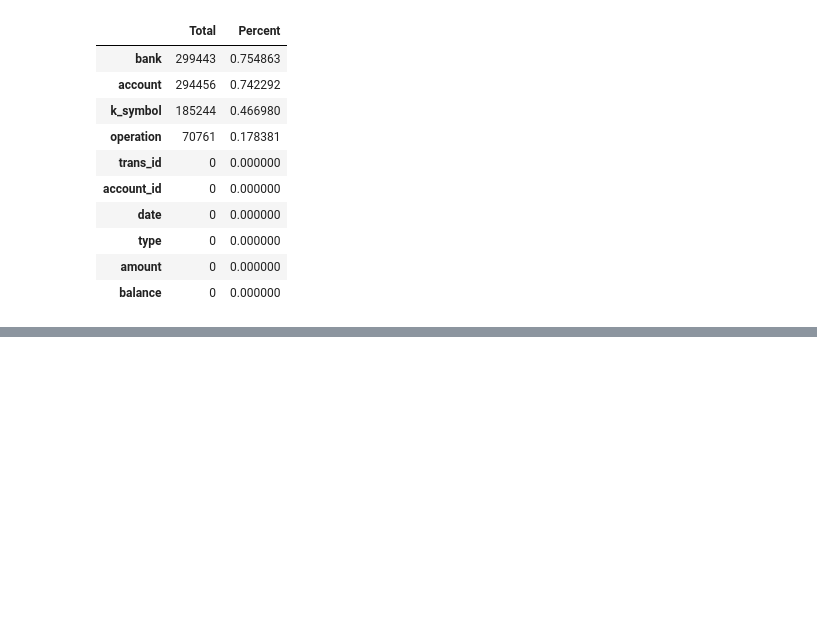
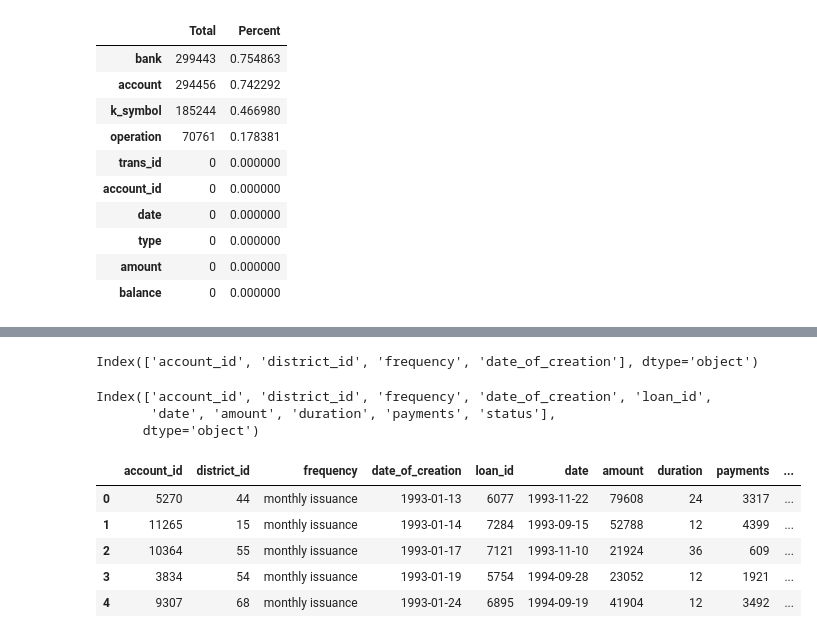
Before and after one commit to dmfrodrigues/feup-ac-proj, a Jupyter notebook: data/Data Exploration.ipynb, the cells around one changed output, grey strips where cells are left out. Saved outputs shown, nothing was run; the diff lists cells and outputs as text; code cells hidden in the pictures; blank space fills up the shorter version.

```diff
--- a/data/Data Exploration.ipynb
+++ b/data/Data Exploration.ipynb
@@ -592,0 +618,20 @@ missing_data.head(20)
+# %%
+df_account.columns
+# %% [output]
+Index(['account_id', 'district_id', 'frequency', 'date_of_creation'], dtype='object')
+# %%
+account_loan = pd.merge(df_account, df_loan_dev)
+account_loan.columns
+# %% [output]
+Index(['account_id', 'district_id', 'frequency', 'date_of_creation', 'loan_id',
+       'date', 'amount', 'duration', 'payments', 'status'],
+      dtype='object')
+# %%
+account_loan.head()
+# %% [output]
+|  | account_id | district_id | frequency | date_of_creation | loan_id | date | amount | duration | payments | ... |
+| 0 | 5270 | 44 | monthly issuance | 1993-01-13 | 6077 | 1993-11-22 | 79608 | 24 | 3317 | ... |
+| 1 | 11265 | 15 | monthly issuance | 1993-01-14 | 7284 | 1993-09-15 | 52788 | 12 | 4399 | ... |
+| 2 | 10364 | 55 | monthly issuance | 1993-01-17 | 7121 | 1993-11-10 | 21924 | 36 | 609 | ... |
+| 3 | 3834 | 54 | monthly issuance | 1993-01-19 | 5754 | 1994-09-28 | 23052 | 12 | 1921 | ... |
+| 4 | 9307 | 68 | monthly issuance | 1993-01-24 | 6895 | 1994-09-19 | 41904 | 12 | 3492 | ... |
```
Also changed, not shown: parts of 29 cells of this notebook, 4 other files.
